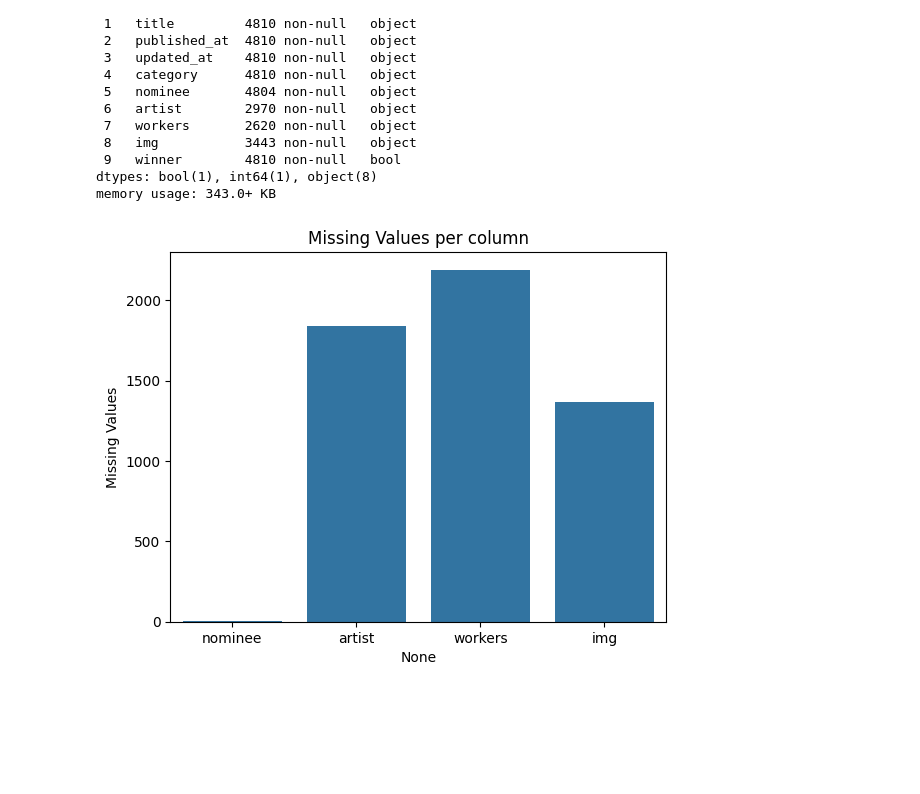
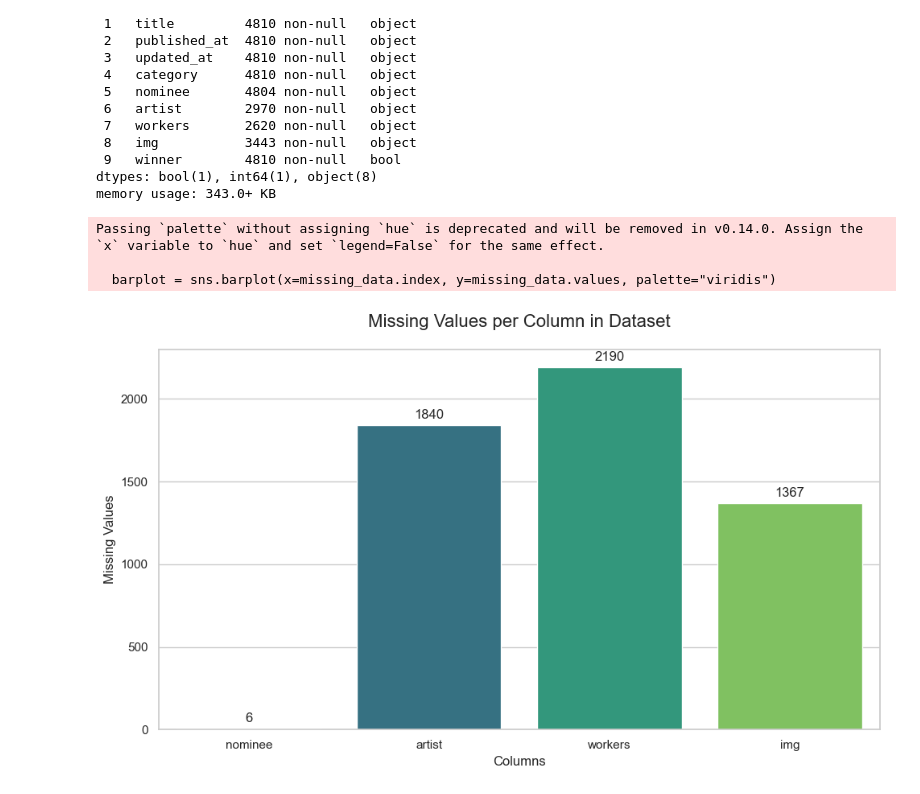
Before and after one commit to Davele12/Workshop2, a Jupyter notebook: DavidWorkshop2/notebooks/grammyAwards.ipynb, the cells around one changed output. Drawn from its saved outputs; the diff is of its cells as text; code cells hidden in the pictures; blank space fills up the shorter version.

```diff
--- a/DavidWorkshop2/notebooks/grammyAwards.ipynb
+++ b/DavidWorkshop2/notebooks/grammyAwards.ipynb
@@ -97,11 +99,28 @@ memory usage: 343.0+ KB
 # %%
 missing_data = df.isnull().sum()
 missing_data = missing_data[missing_data > 0]
 
-sns.barplot(x=missing_data.index, y=missing_data.values)
-plt.xticks(rotation=0)
-plt.ylabel('Missing Values')
-plt.title('Missing Values per column')
+sns.set_theme(style="whitegrid")
+
+plt.figure(figsize=(10, 6))
+
+barplot = sns.barplot(x=missing_data.index, y=missing_data.values, palette="viridis")
+
+plt.xlabel('Columns', fontsize=12)
+plt.ylabel('Missing Values', fontsize=12)
+plt.title('Missing Values per Column in Dataset', fontsize=16, pad=20)
+
+for p in barplot.patches:
+    barplot.annotate(format(p.get_height(), '.0f'),
+                     (p.get_x() + p.get_width() / 2., p.get_height()),
+                     ha = 'center', va = 'center',
+                     xytext = (0, 9),
+                     textcoords = 'offset points')
+
+plt.tight_layout()
 plt.show()
 # %% [output]
+Passing `palette` without assigning `hue` is deprecated and will be removed in v0.14.0. Assign the `x` variable to `hue` and set `legend=False` for the same effect.
+
+  barplot = sns.barplot(x=missing_data.index, y=missing_data.values, palette="viridis")
-[figure, old version]
+[figure, new version]
```
Also changed, not shown: parts of 25 cells of this notebook.
